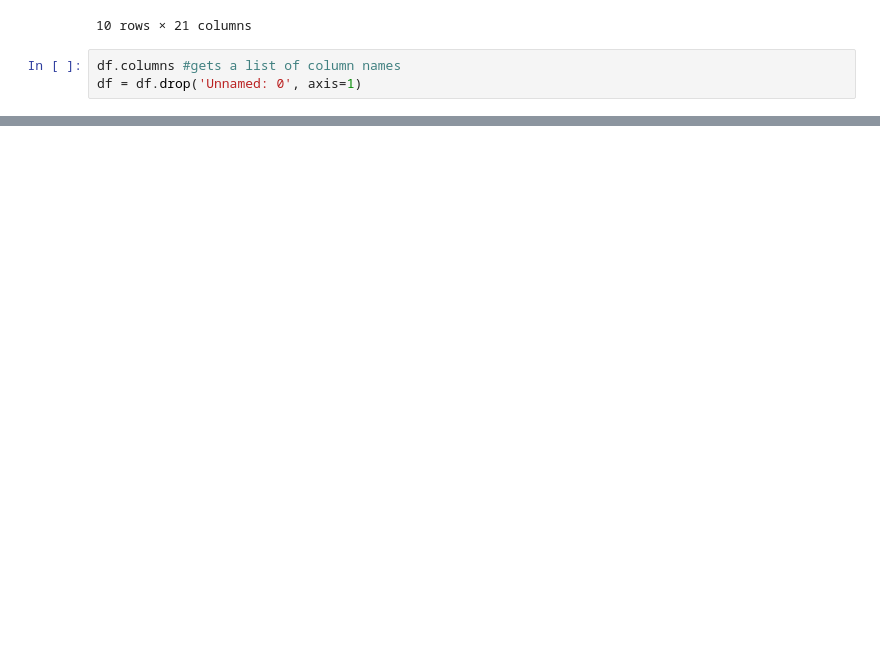
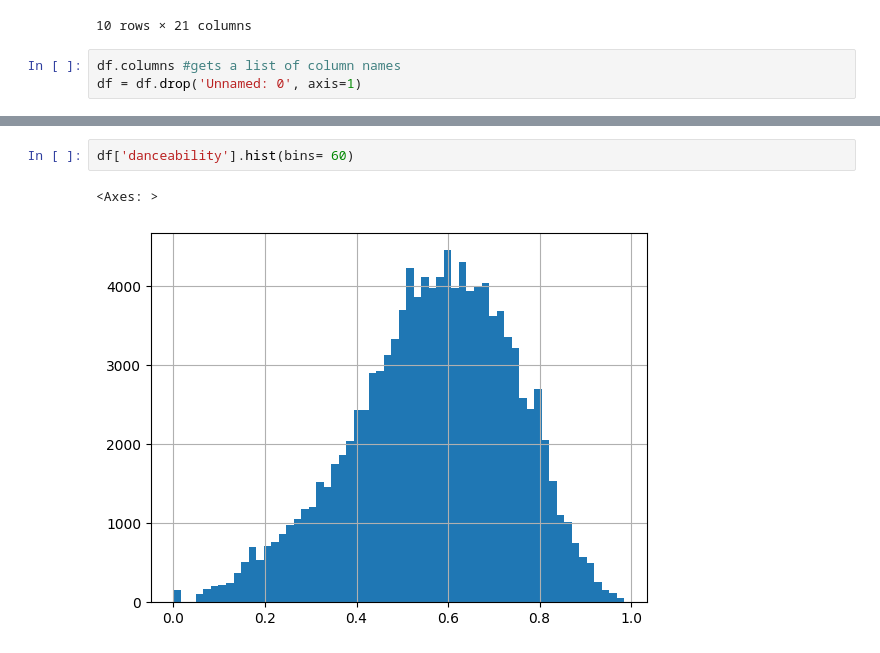
Before and after one commit to jfraz757/Spotify_EDA_JoeFrazier, a Jupyter notebook: Spotify_EDA.ipynb, the cells around one changed output, grey strips where cells are left out. Cells and saved outputs as stored; diff of their text form; blank space fills up the shorter version.

Commit message:
Added a Histogram to show the distribution for Danceability

```diff
--- a/Spotify_EDA.ipynb
+++ b/Spotify_EDA.ipynb
@@ -38,0 +170,5 @@ df.head()
+# %%
+df['danceability'].hist(bins= 60)
+# %% [output]
+<Axes: >
+[figure, added]
```
Also changed, not shown: parts of 9 cells of this notebook.
